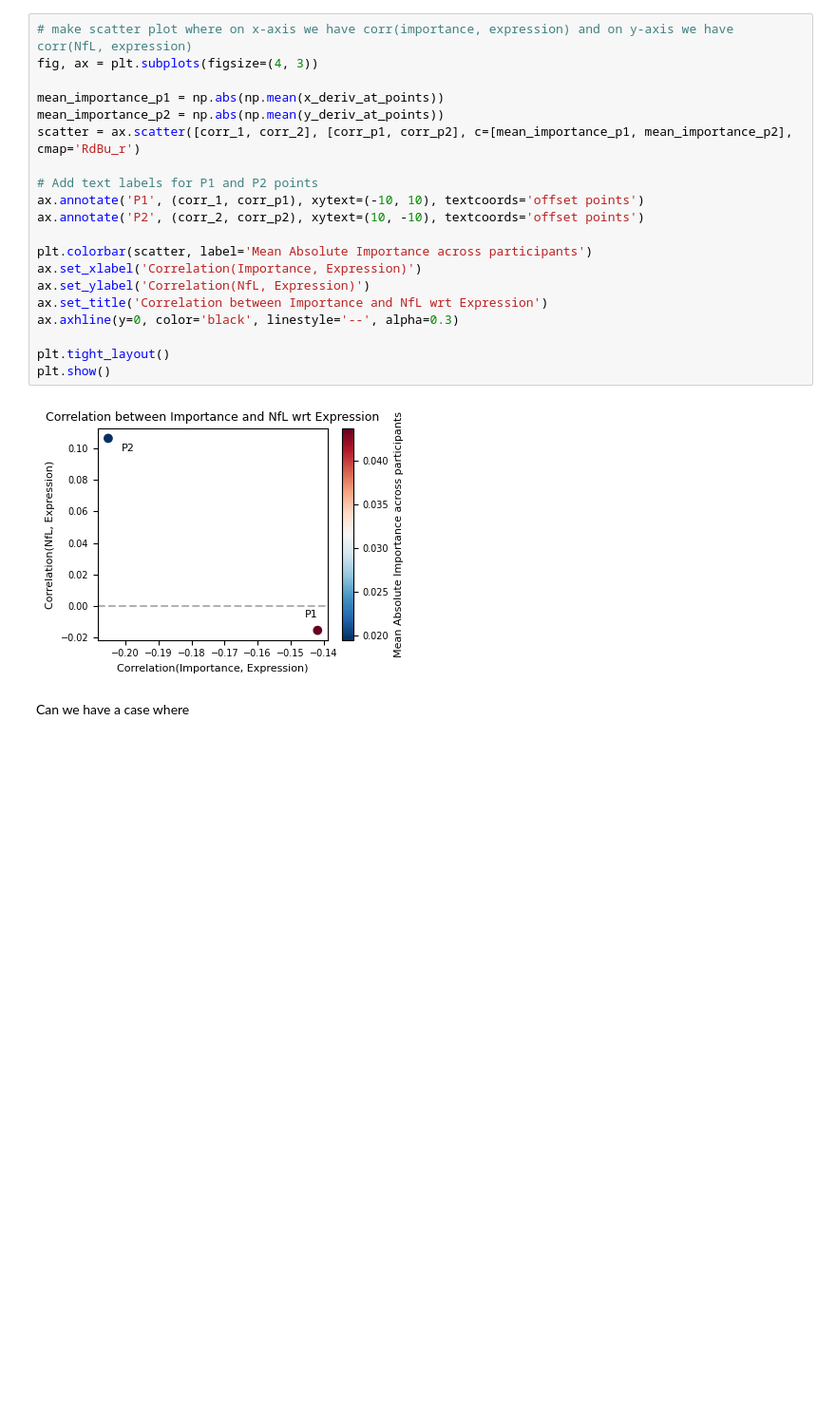
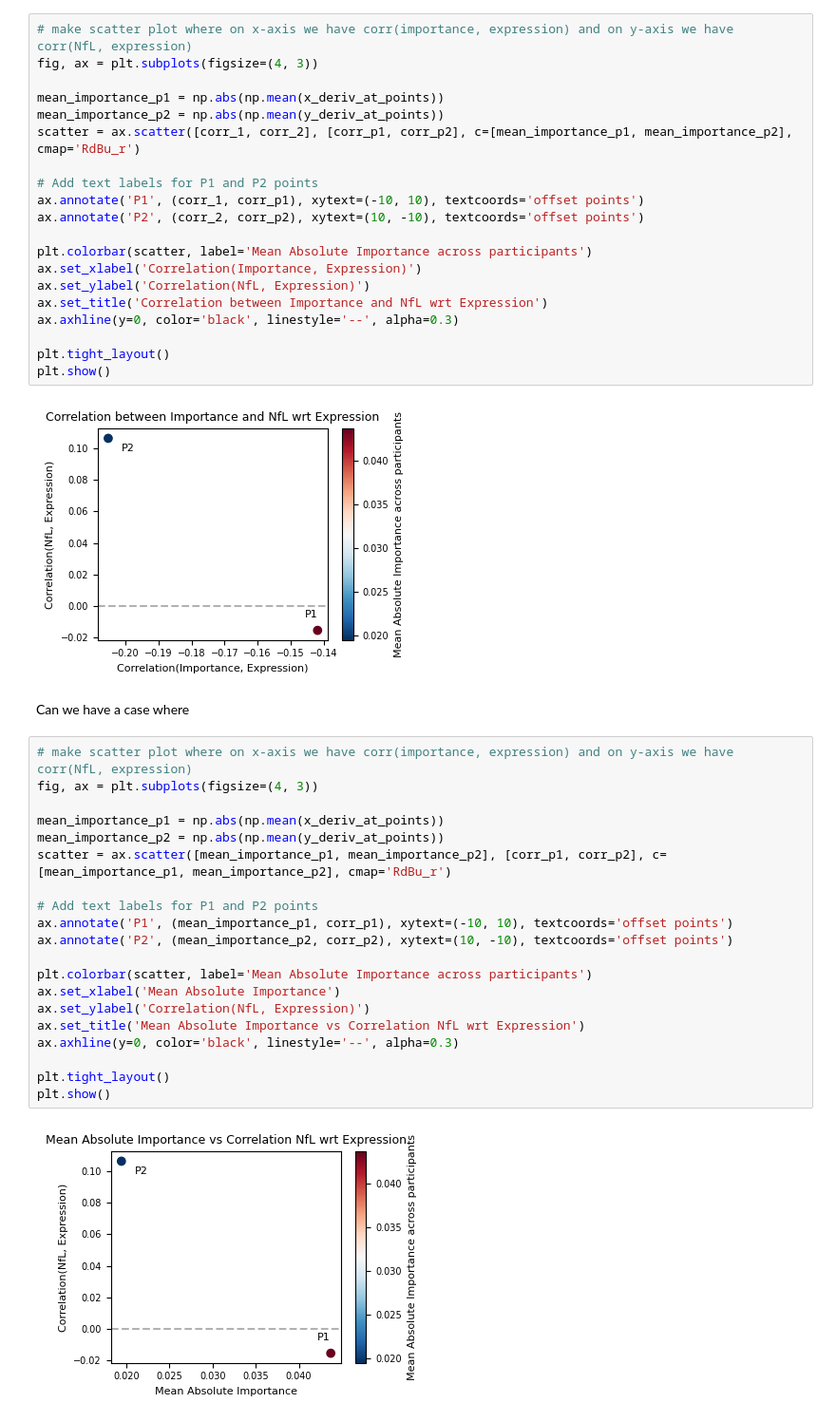
Before and after one commit to geometric-intelligence/proteo, a Jupyter notebook: notebooks/why_importance_scores.ipynb, the cells around one changed output. Shown: that part at 95% size. Cells and saved outputs as stored; diff of their text form; blank space fills up the shorter version.

Commit message:
Add plot of importance score wrt correlation(NfL, expression)

```diff
--- a/notebooks/why_importance_scores.ipynb
+++ b/notebooks/why_importance_scores.ipynb
@@ -330,3 +330,25 @@ plt.show()
 [figure]
 # %% [markdown]
 Can we have a case where
+# %%
+# make scatter plot where on x-axis we have corr(importance, expression) and on y-axis we have corr(NfL, expression)
+fig, ax = plt.subplots(figsize=(4, 3))
+
+mean_importance_p1 = np.abs(np.mean(x_deriv_at_points))
+mean_importance_p2 = np.abs(np.mean(y_deriv_at_points))
+scatter = ax.scatter([mean_importance_p1, mean_importance_p2], [corr_p1, corr_p2], c=[mean_importance_p1, mean_importance_p2], cmap='RdBu_r')
+
+# Add text labels for P1 and P2 points
+ax.annotate('P1', (mean_importance_p1, corr_p1), xytext=(-10, 10), textcoords='offset points')
+ax.annotate('P2', (mean_importance_p2, corr_p2), xytext=(10, -10), textcoords='offset points')
+
+plt.colorbar(scatter, label='Mean Absolute Importance across participants')
+ax.set_xlabel('Mean Absolute Importance')
+ax.set_ylabel('Correlation(NfL, Expression)')
+ax.set_title('Mean Absolute Importance vs Correlation NfL wrt Expression')
+ax.axhline(y=0, color='black', linestyle='--', alpha=0.3)
+
+plt.tight_layout()
+plt.show()
+# %% [output]
+[figure, added]
```
Also changed, not shown: parts of 1 cell of this notebook.
